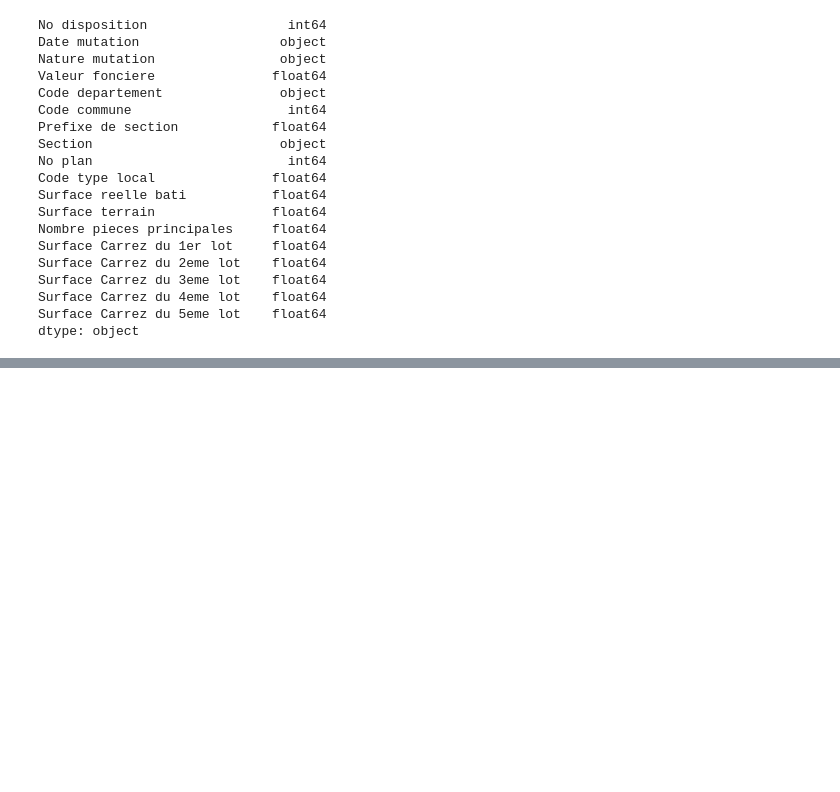
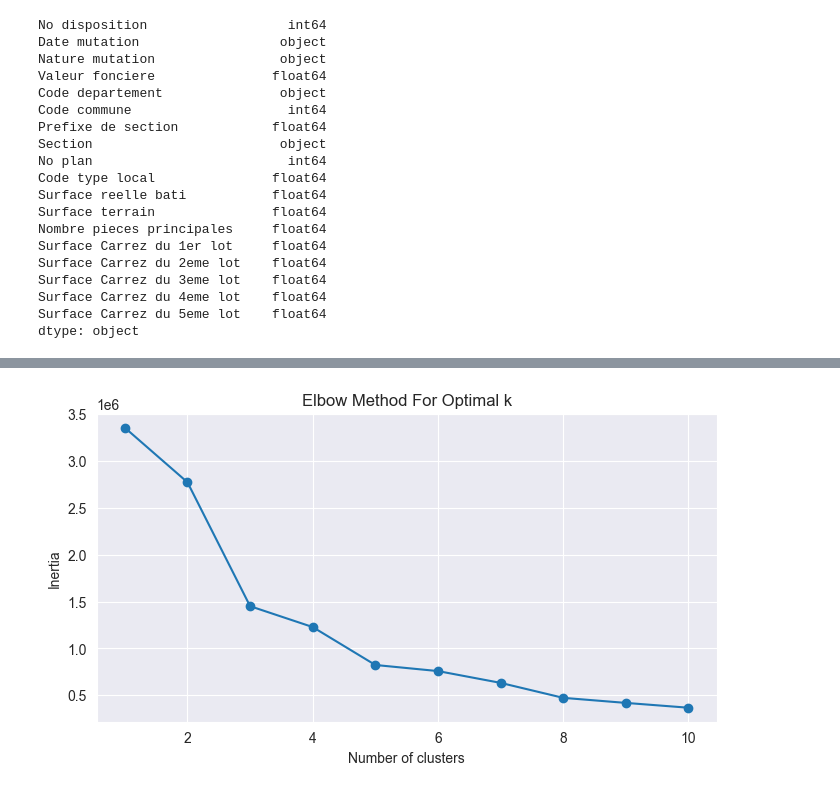
Before and after one commit to ktzkvin/Mastercamp, a Jupyter notebook: MasterCamp_TD_Project.ipynb, the cells around one changed output, grey strips where cells are left out. Drawn from its saved outputs; the diff is of its cells as text; code cells hidden in the pictures; blank space fills up the shorter version.

```diff
--- a/MasterCamp_TD_Project.ipynb
+++ b/MasterCamp_TD_Project.ipynb
@@ -161,0 +172,22 @@ plt.show()
+# %%
+# On standardise les données
+scaler = StandardScaler()
+df_scaled = scaler.fit_transform(df[['Valeur fonciere', 'Surface reelle bati', 'Prix m2']])
+
+
+# Décider du n-cluster avec la méthode Elbow
+wcss = []
+for n in range(1, 11):
+    kmeans = KMeans(n_clusters=n, random_state=42)
+    kmeans.fit(df_scaled)
+    wcss.append(kmeans.inertia_)
+
+# Affichage du graphique Elbow
+plt.figure(figsize=(8, 4))
+plt.plot(range(1, 11), wcss, marker='o')
+plt.title('Elbow Method For Optimal k')
+plt.xlabel('Number of clusters')
+plt.ylabel('Inertia')
+plt.show()
+# %% [output]
+[figure, added]
```
Also changed, not shown: parts of 21 cells of this notebook.
